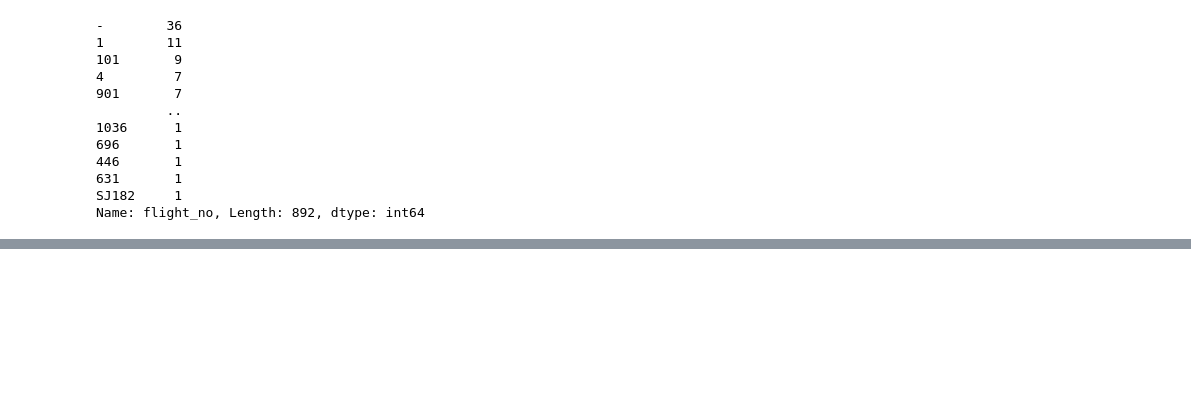
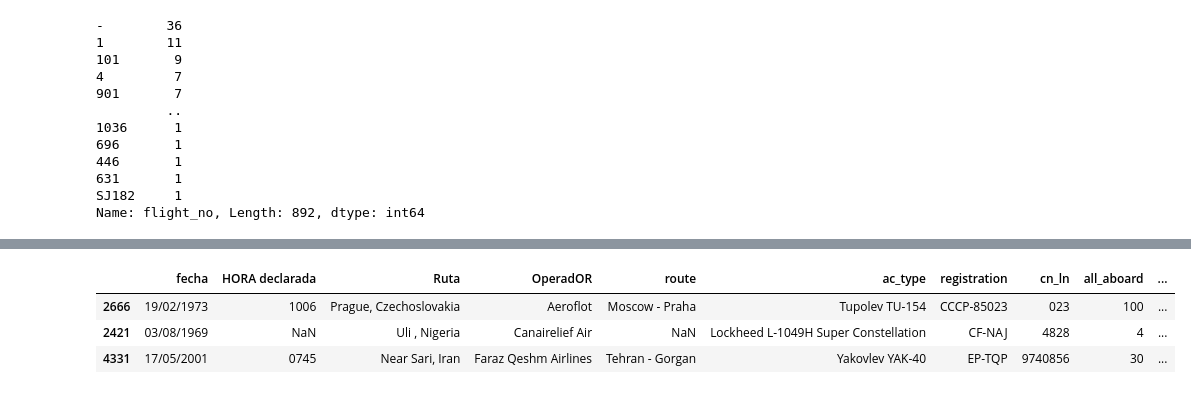
Before and after one commit to Martu-t/PI_Analytics_flights, a Jupyter notebook: main.ipynb, the cells around one changed output, grey strips where cells are left out. Saved outputs shown, nothing was run; the diff lists cells and outputs as text; code cells hidden in the pictures; blank space fills up the shorter version.

```diff
--- a/main.ipynb
+++ b/main.ipynb
@@ -152,0 +159,12 @@ KeyError: "['flight_no'] not found in axis"
+# %%
+#Standaricemos la fecha y hora para poder usarla
+# [Standarize the date and time to manipulate]
+flight_accident['fecha']=pd.to_datetime(flight_accident['fecha']).dt.strftime('%d/%m/%Y')
+# %%
+#check
+flight_accident.sample(3)
+# %% [output]
+|  | fecha | HORA declarada | Ruta | OperadOR | route | ac_type | registration | cn_ln | all_aboard | ... |
+| 2666 | 19/02/1973 | 1006 | Prague, Czechoslovakia | Aeroflot | Moscow - Praha | Tupolev TU-154 | CCCP-85023 | 023 | 100 | ... |
+| 2421 | 03/08/1969 | NaN | Uli , Nigeria | Canairelief Air | NaN | Lockheed L-1049H Super Constellation | CF-NAJ | 4828 | 4 | ... |
+| 4331 | 17/05/2001 | 0745 | Near Sari, Iran | Faraz Qeshm Airlines | Tehran - Gorgan | Yakovlev YAK-40 | EP-TQP | 9740856 | 30 | ... |
```
Also changed, not shown: parts of 12 cells of this notebook.
